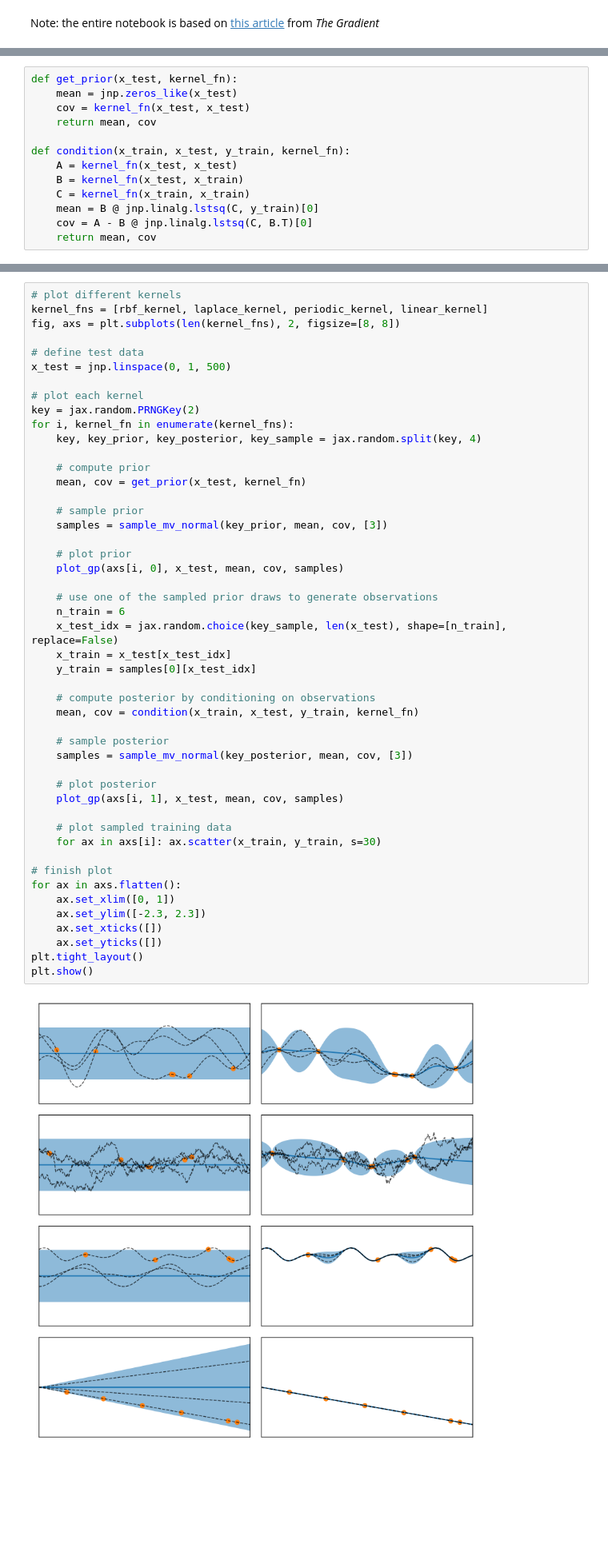
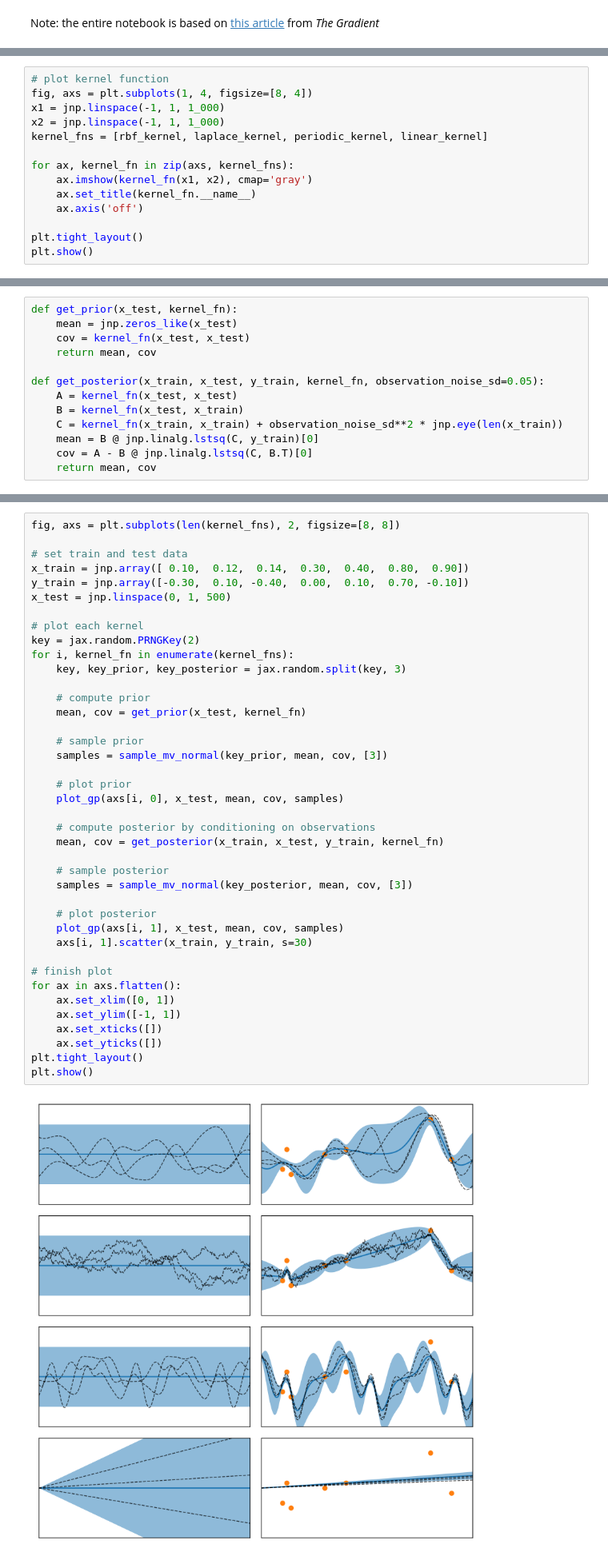
Before and after one commit to martin-marek/algorithms, a Jupyter notebook: GPs.ipynb, the cells around one changed output, grey strips where cells are left out. Shown at 80% size. Cells and saved outputs as stored; diff of their text form; blank space fills up the shorter version.

Commit message:
GPs: refactoring, added observation noise

```diff
--- a/GPs.ipynb
+++ b/GPs.ipynb
@@ -143,0 +127,14 @@ plt.show()
+# %%
+# plot kernel function
+fig, axs = plt.subplots(1, 4, figsize=[8, 4])
+x1 = jnp.linspace(-1, 1, 1_000)
+x2 = jnp.linspace(-1, 1, 1_000)
+kernel_fns = [rbf_kernel, laplace_kernel, periodic_kernel, linear_kernel]
+
+for ax, kernel_fn in zip(axs, kernel_fns):
+    ax.imshow(kernel_fn(x1, x2), cmap='gray')
+    ax.set_title(kernel_fn.__name__)
+    ax.axis('off')
+
+plt.tight_layout()
+plt.show()
@@ -149,10 +148,10 @@ def get_prior(x_test, kernel_fn):
     cov = kernel_fn(x_test, x_test)
     return mean, cov
 
-def condition(x_train, x_test, y_train, kernel_fn):
+def get_posterior(x_train, x_test, y_train, kernel_fn, observation_noise_sd=0.05):
     A = kernel_fn(x_test, x_test)
     B = kernel_fn(x_test, x_train)
-    C = kernel_fn(x_train, x_train)
+    C = kernel_fn(x_train, x_train) + observation_noise_sd**2 * jnp.eye(len(x_train))
     mean = B @ jnp.linalg.lstsq(C, y_train)[0]
     cov = A - B @ jnp.linalg.lstsq(C, B.T)[0]
     return mean, cov
@@ -170,52 +169,44 @@ def plot_gp(ax, x, mean, cov, samples):
     for y_test in samples:
         ax.plot(x_test, y_test, c='black', ls='--', lw=1, alpha=0.7)
 # %%
-# plot different kernels
-kernel_fns = [rbf_kernel, laplace_kernel, periodic_kernel, linear_kernel]
 fig, axs = plt.subplots(len(kernel_fns), 2, figsize=[8, 8])
 
-# define test data
+# set train and test data
+x_train = jnp.array([ 0.10,  0.12,  0.14,  0.30,  0.40,  0.80,  0.90])
+y_train = jnp.array([-0.30,  0.10, -0.40,  0.00,  0.10,  0.70, -0.10])
 x_test = jnp.linspace(0, 1, 500)
 
 # plot each kernel
 key = jax.random.PRNGKey(2)
 for i, kernel_fn in enumerate(kernel_fns):
-    key, key_prior, key_posterior, key_sample = jax.random.split(key, 4)
+    key, key_prior, key_posterior = jax.random.split(key, 3)
 
     # compute prior
     mean, cov = get_prior(x_test, kernel_fn)
 
     # sample prior
     samples = sample_mv_normal(key_prior, mean, cov, [3])
 
     # plot prior
     plot_gp(axs[i, 0], x_test, mean, cov, samples)
 
-    # use one of the sampled prior draws to generate observations
-    n_train = 6
-    x_test_idx = jax.random.choice(key_sample, len(x_test), shape=[n_train], replace=False)
-    x_train = x_test[x_test_idx]
-    y_train = samples[0][x_test_idx]
-
     # compute posterior by conditioning on observations
-    mean, cov = condition(x_train, x_test, y_train, kernel_fn)
+    mean, cov = get_posterior(x_train, x_test, y_train, kernel_fn)
 
     # sample posterior
     samples = sample_mv_normal(key_posterior, mean, cov, [3])
 
     # plot posterior
     plot_gp(axs[i, 1], x_test, mean, cov, samples)
-
-    # plot sampled training data
-    for ax in axs[i]: ax.scatter(x_train, y_train, s=30)
+    axs[i, 1].scatter(x_train, y_train, s=30)
 
 # finish plot
 for ax in axs.flatten():
     ax.set_xlim([0, 1])
-    ax.set_ylim([-2.3, 2.3])
+    ax.set_ylim([-1, 1])
     ax.set_xticks([])
     ax.set_yticks([])
 plt.tight_layout()
 plt.show()
 # %% [output]
-[figure, old version]
+[figure, new version]
```
Also changed, not shown: parts of 6 cells of this notebook.
